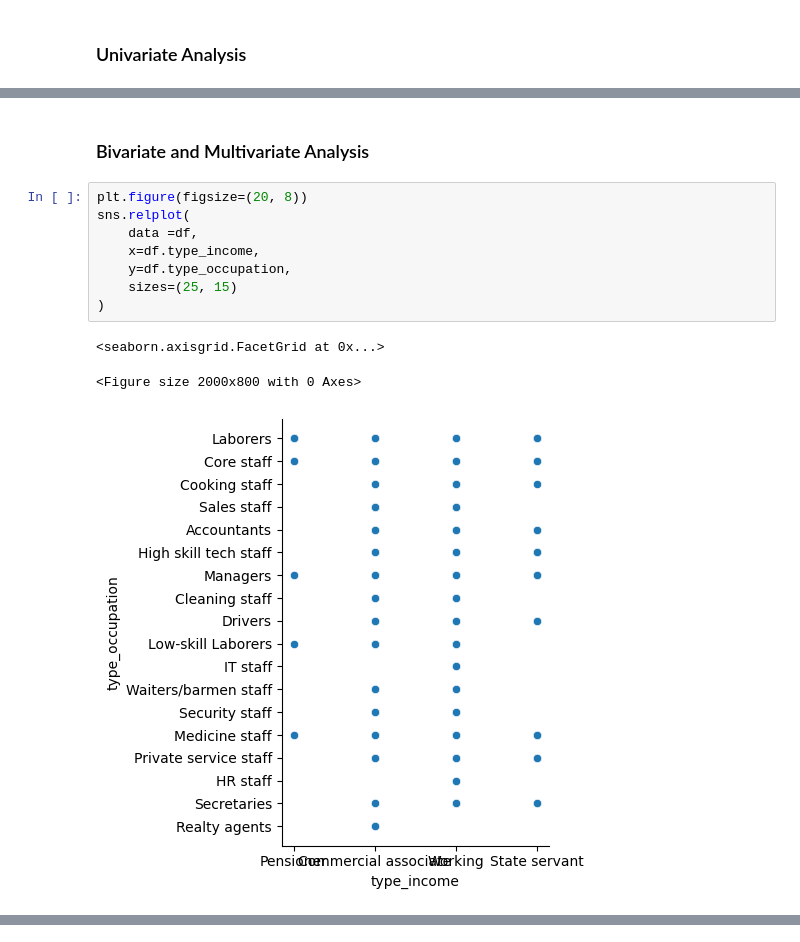
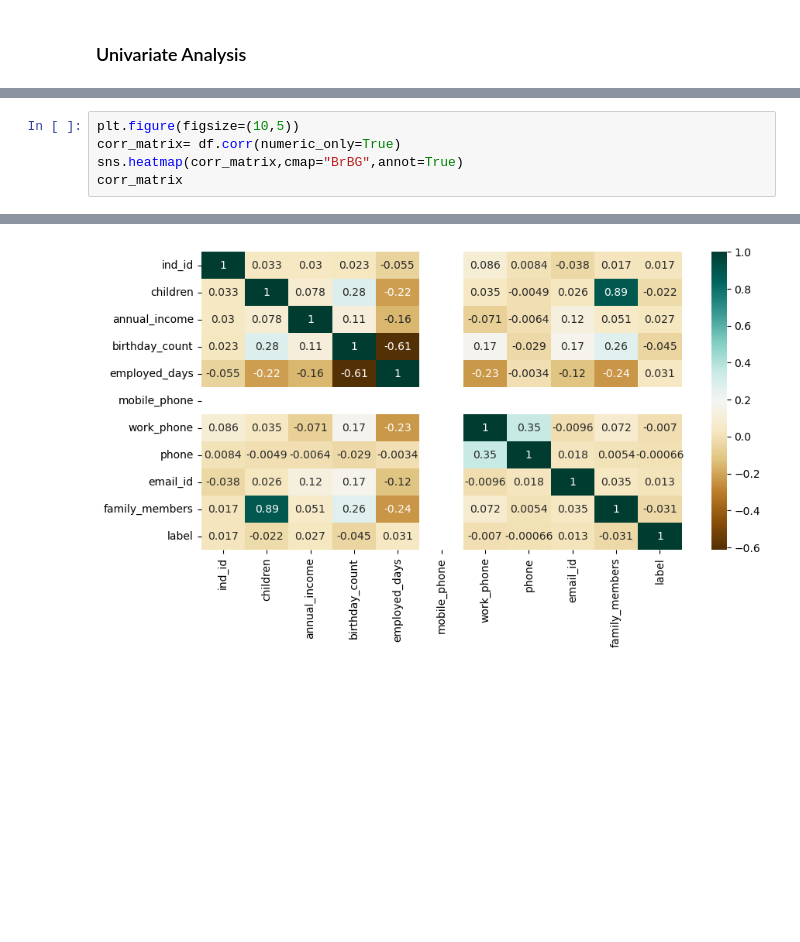
Before and after one commit to sam47-asfaw/bank-customer-churn-classification, a Jupyter notebook: midterm_project.ipynb, the cells around one changed output, grey strips where cells are left out. Drawn from its saved outputs; the diff is of its cells as text; blank space fills up the shorter version.

```diff
--- a/midterm_project.ipynb
+++ b/midterm_project.ipynb
@@ -203,14 +220,6 @@ univariate_analysis(df.type_occupation, "Occupation Type")
-# %% [markdown]
-### Bivariate and Multivariate Analysis
-# %%
-plt.figure(figsize=(20, 8))
-sns.relplot(
-    data =df,
-    x=df.type_income,
-    y=df.type_occupation,
-    sizes=(25, 15)
-)
-# %% [output]
-<seaborn.axisgrid.FacetGrid at 0x...>
-<Figure size 2000x800 with 0 Axes>
-[figure, removed]
+# %%
+plt.figure(figsize=(10,5))
+corr_matrix= df.corr(numeric_only=True)
+sns.heatmap(corr_matrix,cmap="BrBG",annot=True)
+corr_matrix
+# %% [output]
@@ -216,0 +238 @@ sns.relplot(
+[figure, added]
```
Also changed, not shown: parts of 8 cells of this notebook.
